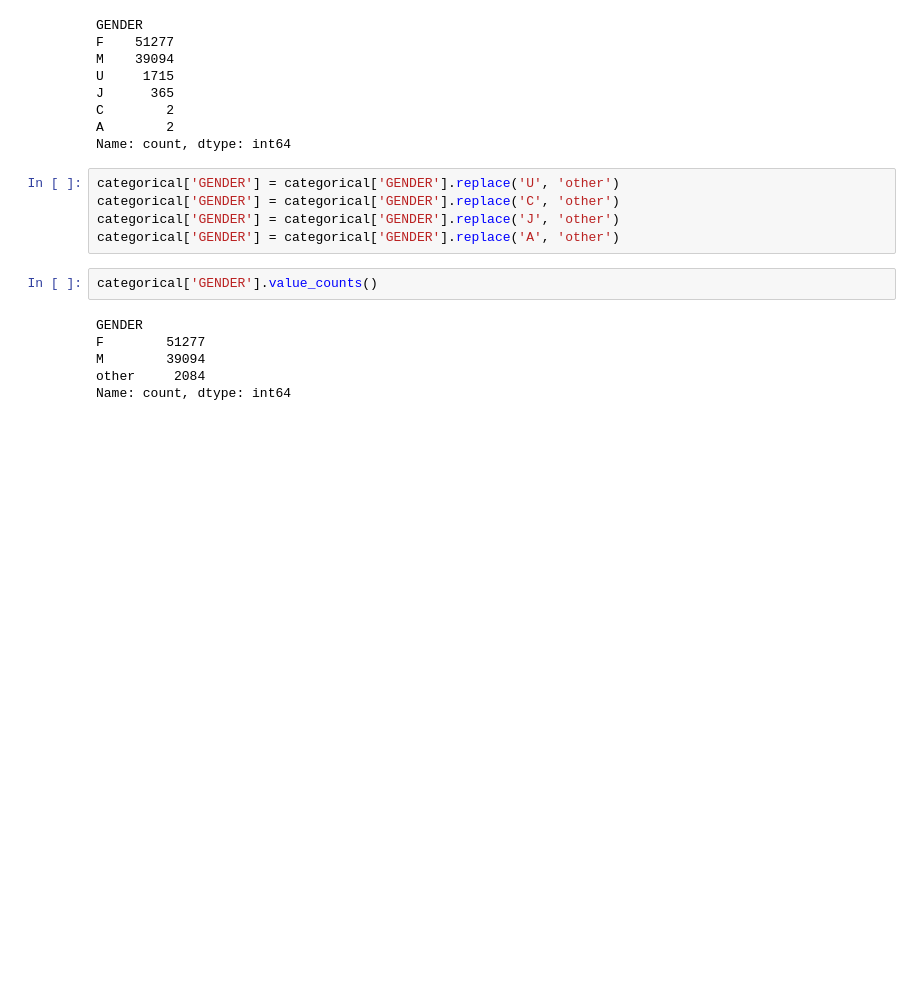
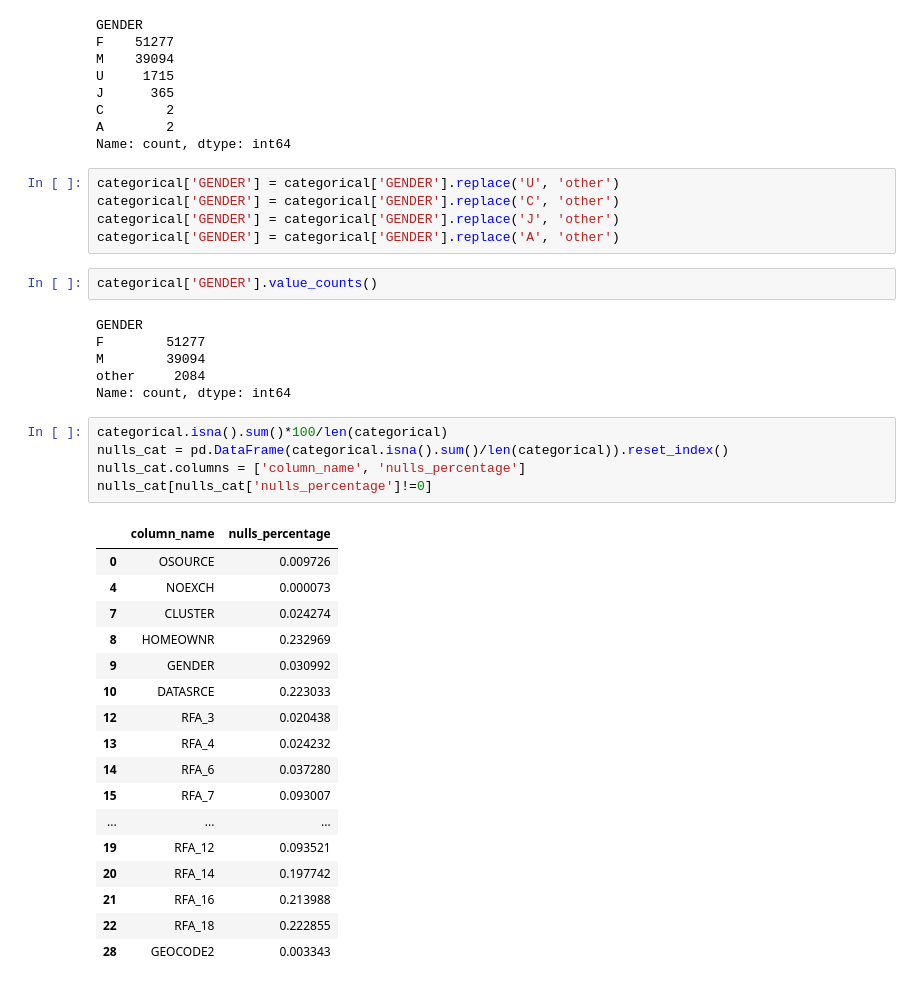
Before and after one commit to MawadaKa/lab-revisiting-machine-learning, a Jupyter notebook: lab-revisiting-machine-learning.ipynb, the cells around one changed output. Cells and saved outputs as stored; diff of their text form; blank space fills up the shorter version.

```diff
--- a/lab-revisiting-machine-learning.ipynb
+++ b/lab-revisiting-machine-learning.ipynb
@@ -270,3 +264,26 @@ F        51277
 M        39094
 other     2084
 Name: count, dtype: int64
+# %%
+categorical.isna().sum()*100/len(categorical)
+nulls_cat = pd.DataFrame(categorical.isna().sum()/len(categorical)).reset_index()
+nulls_cat.columns = ['column_name', 'nulls_percentage']
+nulls_cat[nulls_cat['nulls_percentage']!=0]
+# %% [output]
+|  | column_name | nulls_percentage |
+| 0 | OSOURCE | 0.009726 |
+| 4 | NOEXCH | 0.000073 |
+| 7 | CLUSTER | 0.024274 |
+| 8 | HOMEOWNR | 0.232969 |
+| 9 | GENDER | 0.030992 |
+| 10 | DATASRCE | 0.223033 |
+| 12 | RFA_3 | 0.020438 |
+| 13 | RFA_4 | 0.024232 |
+| 14 | RFA_6 | 0.037280 |
+| 15 | RFA_7 | 0.093007 |
+| ... | ... | ... |
+| 19 | RFA_12 | 0.093521 |
+| 20 | RFA_14 | 0.197742 |
+| 21 | RFA_16 | 0.213988 |
+| 22 | RFA_18 | 0.222855 |
+| 28 | GEOCODE2 | 0.003343 |
```
Also changed, not shown: parts of 26 cells of this notebook.
